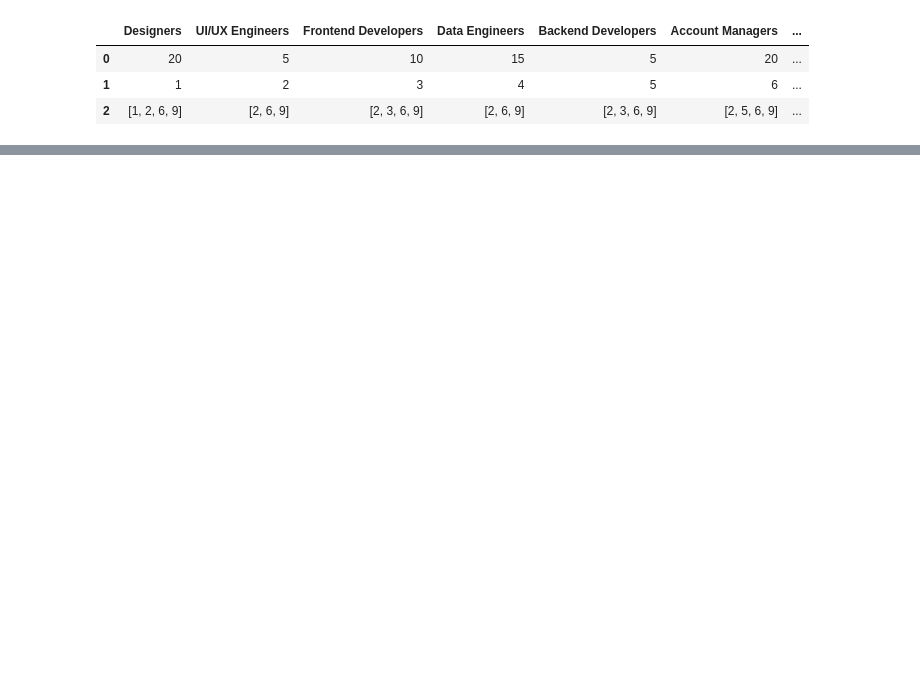
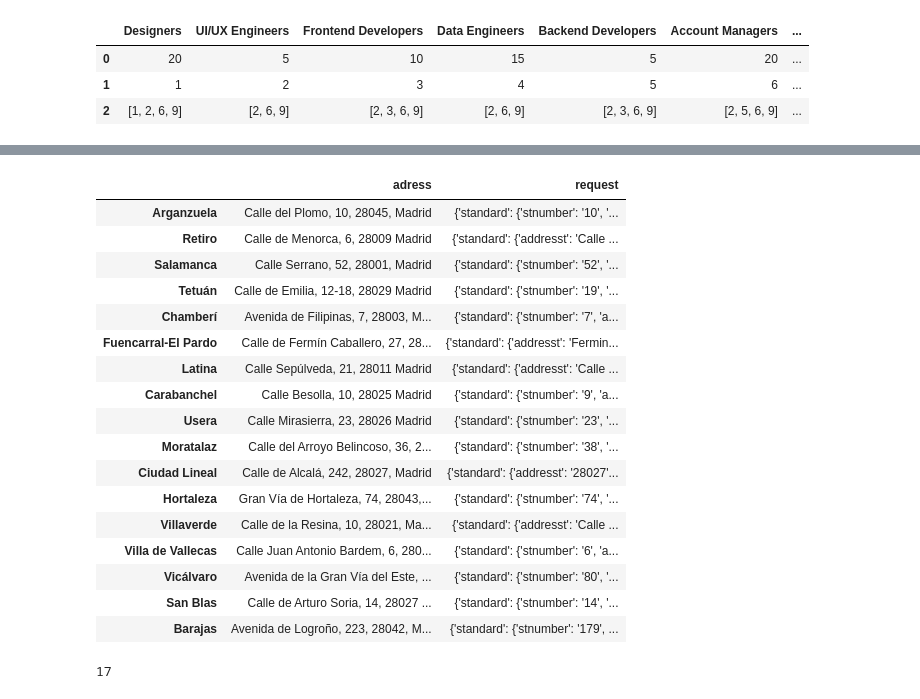
Before and after one commit to 4tolon/TheCompanyLocator, a Jupyter notebook: notebooks/Aproximacion.ipynb, the cells around one changed output, grey strips where cells are left out. Drawn from its saved outputs; the diff is of its cells as text; code cells hidden in the pictures; blank space fills up the shorter version.

```diff
--- a/notebooks/Aproximacion.ipynb
+++ b/notebooks/Aproximacion.ipynb
@@ -184,0 +161,3 @@ for column in [col for col in df.columns if col.find("name") > 0]:
+# %%
+df2['request'] = df2.adress.apply(geocode)
+df2
@@ -184,0 +170,3 @@ for column in [col for col in df.columns if col.find("name") > 0]:
+# %%
+df3['request'] = df3.adress.apply(geocode)
+df3
@@ -184,0 +179,3 @@ for column in [col for col in df.columns if col.find("name") > 0]:
+# %%
+df4['request'] = df4.adress.apply(geocode)
+df4
@@ -184,0 +188,3 @@ for column in [col for col in df.columns if col.find("name") > 0]:
+# %%
+df5['request'] = df5.adress.apply(geocode)
+df5
@@ -184,0 +198,31 @@ for column in [col for col in df.columns if col.find("name") > 0]:
+# %%
+df_lim1 = df1.iloc[1:]
+df_lim1 = df_lim1.append(df2.iloc[1:])
+df_lim1 = df_lim1.append(df3.iloc[1:])
+df_lim1 = df_lim1.append(df4.iloc[1:])
+df_lim1 = df_lim1.append(df5)
+
+df_lim1
+# %% [output]
+|  | adress | request |
+| Arganzuela | Calle del Plomo, 10, 28045, Madrid | {'standard': {'stnumber': '10', '... |
+| Retiro | Calle de Menorca, 6, 28009 Madrid | {'standard': {'addresst': 'Calle ... |
+| Salamanca | Calle Serrano, 52, 28001, Madrid | {'standard': {'stnumber': '52', '... |
+| Tetuán | Calle de Emilia, 12-18, 28029 Madrid | {'standard': {'stnumber': '19', '... |
+| Chamberí | Avenida de Filipinas, 7, 28003, M... | {'standard': {'stnumber': '7', 'a... |
+| Fuencarral-El Pardo | Calle de Fermín Caballero, 27, 28... | {'standard': {'addresst': 'Fermin... |
+| Latina | Calle Sepúlveda, 21, 28011 Madrid | {'standard': {'addresst': 'Calle ... |
+| Carabanchel | Calle Besolla, 10, 28025 Madrid | {'standard': {'stnumber': '9', 'a... |
+| Usera | Calle Mirasierra, 23, 28026 Madrid | {'standard': {'stnumber': '23', '... |
+| Moratalaz | Calle del Arroyo Belincoso, 36, 2... | {'standard': {'stnumber': '38', '... |
+| Ciudad Lineal | Calle de Alcalá, 242, 28027, Madrid | {'standard': {'addresst': '28027'... |
+| Hortaleza | Gran Vía de Hortaleza, 74, 28043,... | {'standard': {'stnumber': '74', '... |
+| Villaverde | Calle de la Resina, 10, 28021, Ma... | {'standard': {'addresst': 'Calle ... |
+| Villa de Vallecas | Calle Juan Antonio Bardem, 6, 280... | {'standard': {'stnumber': '6', 'a... |
+| Vicálvaro | Avenida de la Gran Vía del Este, ... | {'standard': {'stnumber': '80', '... |
+| San Blas | Calle de Arturo Soria, 14, 28027 ... | {'standard': {'stnumber': '14', '... |
+| Barajas | Avenida de Logroño, 223, 28042, M... | {'standard': {'stnumber': '179', ... |
+# %%
+len(df_lim1)
+# %% [output]
+17
```
Also changed, not shown: parts of 70 cells of this notebook, 12 other files.
